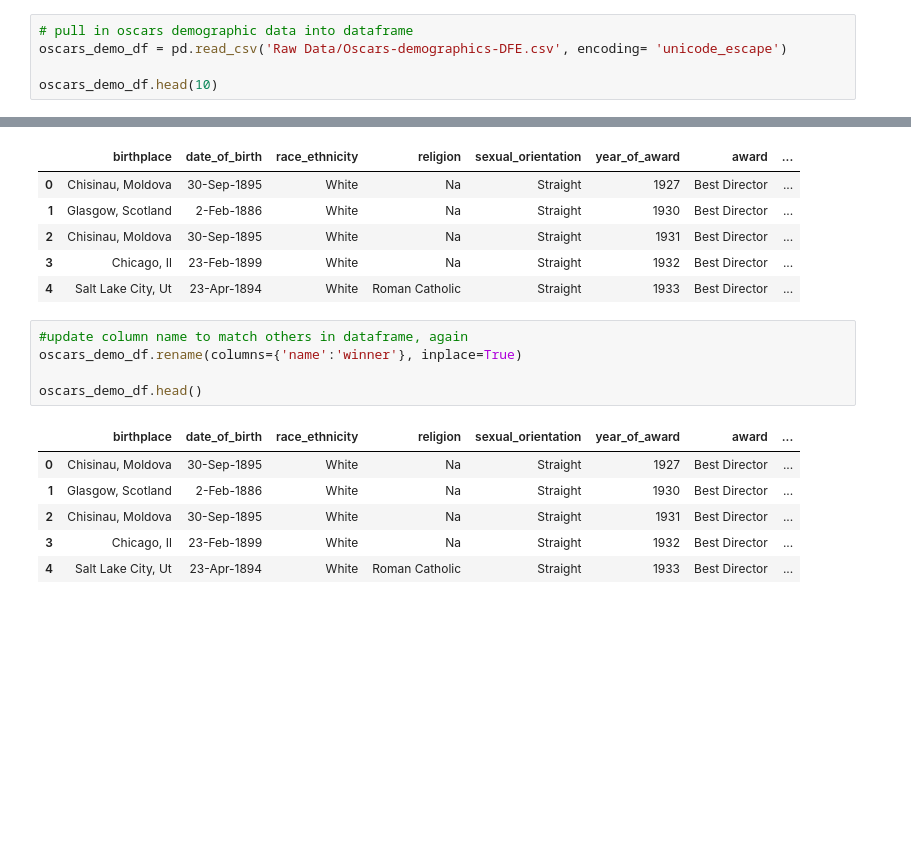
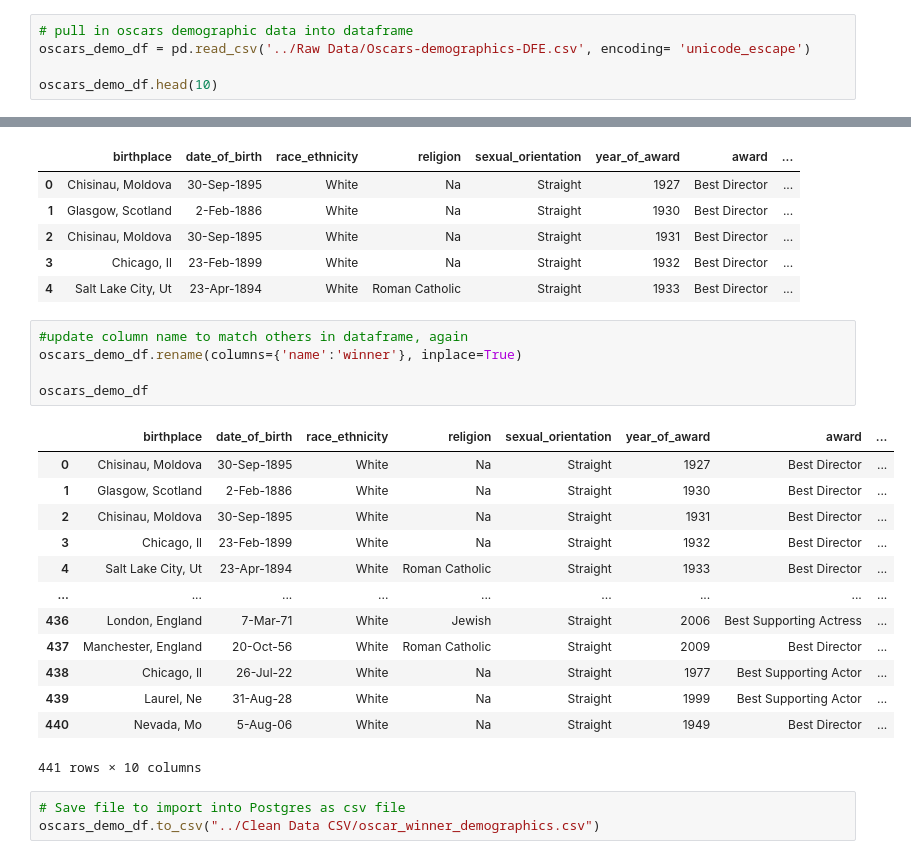
Before and after one commit to IrynaVitkovych/Project-3, a Jupyter notebook: Data Cleansing/oscars-demo-cleaning.ipynb, the cells around one changed output, grey strips where cells are left out. Cells and saved outputs as stored; diff of their text form; blank space fills up the shorter version.

Commit message:
utilized data  validation library and exported clean csv to Clean Data directory

```diff
--- a/Data Cleansing/oscars-demo-cleaning.ipynb
+++ b/Data Cleansing/oscars-demo-cleaning.ipynb
@@ -24,7 +24,7 @@ import pandas as pd
 import pandera as pa
 # %%
 # pull in oscars demographic data into dataframe
-oscars_demo_df = pd.read_csv('Raw Data/Oscars-demographics-DFE.csv', encoding= 'unicode_escape')
+oscars_demo_df = pd.read_csv('../Raw Data/Oscars-demographics-DFE.csv', encoding= 'unicode_escape')
 
 oscars_demo_df.head(10)
 # %% [output]
@@ -103,12 +152,22 @@ oscars_demo_df.head()
 # %%
 #update column name to match others in dataframe, again
 oscars_demo_df.rename(columns={'name':'winner'}, inplace=True)
 
-oscars_demo_df.head()
+oscars_demo_df
 # %% [output]
 |  | birthplace | date_of_birth | race_ethnicity | religion | sexual_orientation | year_of_award | award | ... |
 | 0 | Chisinau, Moldova | 30-Sep-1895 | White | Na | Straight | 1927 | Best Director | ... |
 | 1 | Glasgow, Scotland | 2-Feb-1886 | White | Na | Straight | 1930 | Best Director | ... |
 | 2 | Chisinau, Moldova | 30-Sep-1895 | White | Na | Straight | 1931 | Best Director | ... |
 | 3 | Chicago, Il | 23-Feb-1899 | White | Na | Straight | 1932 | Best Director | ... |
 | 4 | Salt Lake City, Ut | 23-Apr-1894 | White | Roman Catholic | Straight | 1933 | Best Director | ... |
+| ... | ... | ... | ... | ... | ... | ... | ... | ... |
+| 436 | London, England | 7-Mar-71 | White | Jewish | Straight | 2006 | Best Supporting Actress | ... |
+| 437 | Manchester, England | 20-Oct-56 | White | Roman Catholic | Straight | 2009 | Best Director | ... |
+| 438 | Chicago, Il | 26-Jul-22 | White | Na | Straight | 1977 | Best Supporting Actor | ... |
+| 439 | Laurel, Ne | 31-Aug-28 | White | Na | Straight | 1999 | Best Supporting Actor | ... |
+| 440 | Nevada, Mo | 5-Aug-06 | White | Na | Straight | 1949 | Best Director | ... |
+441 rows × 10 columns
+# %%
+# Save file to import into Postgres as csv file
+oscars_demo_df.to_csv("../Clean Data CSV/oscar_winner_demographics.csv")
```
Also changed, not shown: parts of 4 cells of this notebook, 1 other file.
